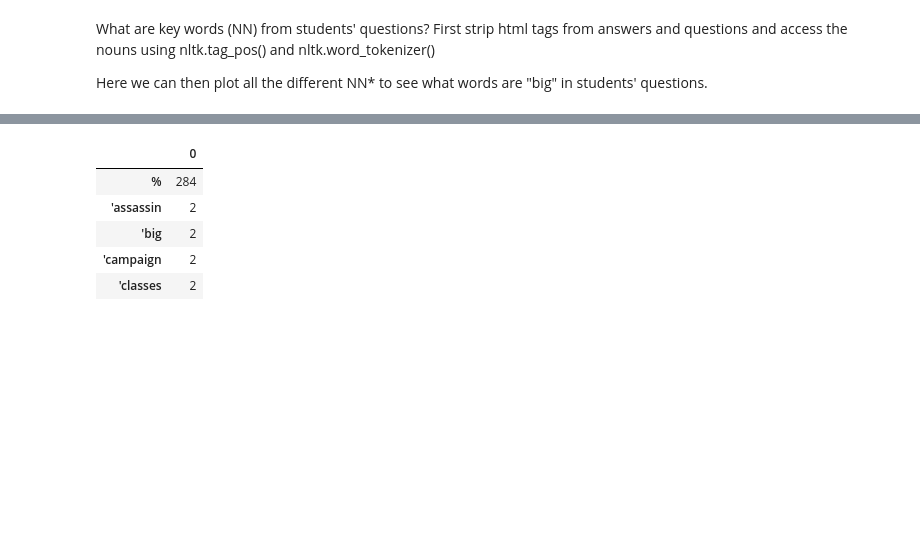
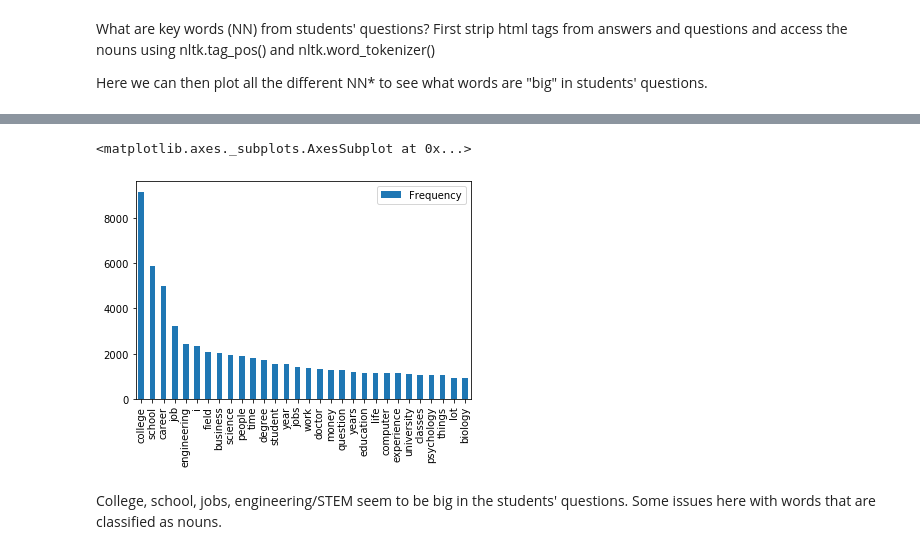
Before and after one commit to alisonn/gdso_2019, a Jupyter notebook: exploratory_data_analysis.ipynb, the cells around one changed output, grey strips where cells are left out. Drawn from its saved outputs; the diff is of its cells as text; code cells hidden in the pictures; blank space fills up the shorter version.

Commit message:
noun analysis of student questions

```diff
--- a/exploratory_data_analysis.ipynb
+++ b/exploratory_data_analysis.ipynb
@@ -199,12 +199,8 @@ def idNounsFromText(words, t) -> dict:
             else:
                 words[current] = 1
     return w
-
-#print(a)
+w = {}
 w = idNounsFromText(w, a)
-#print(w)
-for k,v in w.items():
-    print(k,v)
 # %% [output]
 Finished tokenizing body text
 Finished tagging pos in body text
@@ -226,6 +207,5 @@ day-care 2
 # %%
-#for k in w.keys():
-#    print(type((w,w[k])))
 #pd.DataFrame(w, index=0).T
-l = ["Noun", "Frequency"]
-noun_df = pd.DataFrame.from_records([w,l])
+
+l = ["Frequency"]
+noun_df = pd.DataFrame.from_records([w], index=l).T
@@ -234,11 +226,8 @@ AttributeError: 'list' object has no attribute 'keys'
 # %%
-noun_df.head()
-#print(noun_df.sort_values(by=0, ascending= False).head(10))
-#noun_df.plot.bar(y='0')
+noun_top = (noun_df.sort_values(by='Frequency', ascending= False).head(30))
+noun_top.plot.bar(y='Frequency')
 # %% [output]
-|  | 0 |
-| % | 284 |
-| 'assassin | 2 |
-| 'big | 2 |
-| 'campaign | 2 |
-| 'classes | 2 |
+<matplotlib.axes._subplots.AxesSubplot at 0x...>
+[figure, added]
+# %% [markdown]
+College, school, jobs, engineering/STEM seem to be big in the students' questions. Some issues here with words that are classified as nouns.
```
Also changed, not shown: parts of 3 cells of this notebook.
